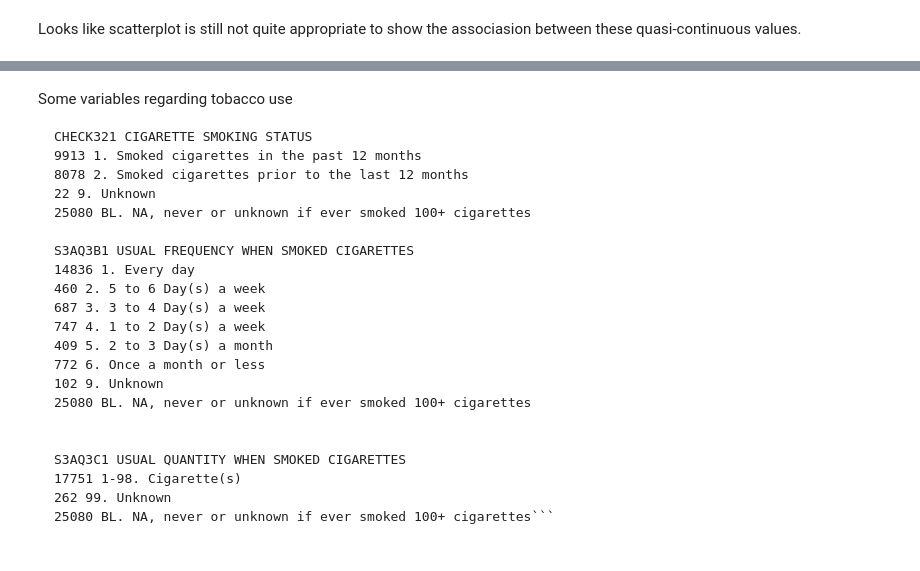
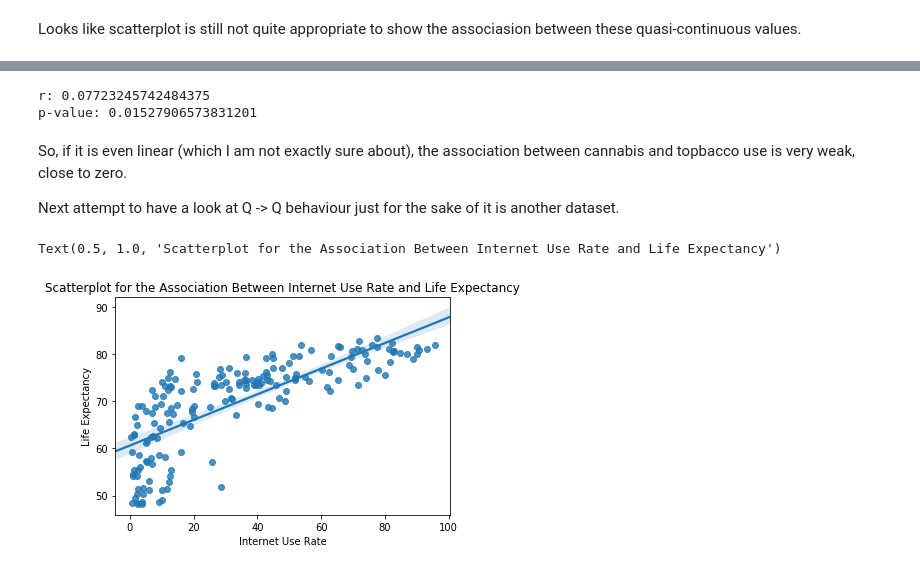
Before and after one commit to ansakoy/dai, a Jupyter notebook: dai2_dat/assignment3.ipynb, the cells around one changed output, grey strips where cells are left out. Saved outputs shown, nothing was run; the diff lists cells and outputs as text; code cells hidden in the pictures.

````diff
--- a/dai2_dat/assignment3.ipynb
+++ b/dai2_dat/assignment3.ipynb
@@ -132,24 +134,25 @@ cannabis_tobacco_subset2.plot.scatter(CIG_NUM_DAY, CANNABIS_USE_QUANT)  # Yet an
-# %% [markdown]
-Some variables regarding tobacco use
-```
-CHECK321 CIGARETTE SMOKING STATUS
-9913 1. Smoked cigarettes in the past 12 months
-8078 2. Smoked cigarettes prior to the last 12 months
-22 9. Unknown
-25080 BL. NA, never or unknown if ever smoked 100+ cigarettes
-
-S3AQ3B1 USUAL FREQUENCY WHEN SMOKED CIGARETTES
-14836 1. Every day
-460 2. 5 to 6 Day(s) a week
-687 3. 3 to 4 Day(s) a week
-747 4. 1 to 2 Day(s) a week
-409 5. 2 to 3 Day(s) a month
-772 6. Once a month or less
-102 9. Unknown
-25080 BL. NA, never or unknown if ever smoked 100+ cigarettes
-
-
-S3AQ3C1 USUAL QUANTITY WHEN SMOKED CIGARETTES
-17751 1-98. Cigarette(s)
-262 99. Unknown
-25080 BL. NA, never or unknown if ever smoked 100+ cigarettes```
+# %%
+r_value, p_value = stats.pearsonr(cannabis_tobacco_subset2[CIG_NUM_DAY], cannabis_tobacco_subset2[CANNABIS_USE_QUANT])
+print('r: {}\np-value: {}'.format(r_value, p_value))
+# %% [output]
+r: 0.07723245742484375
+p-value: 0.01527906573831201
+# %% [markdown]
+So, if it is even linear (which I am not exactly sure about), the association between cannabis and topbacco use is very weak, close to zero.
+
+Next attempt to have a look at Q -> Q behaviour just for the sake of it is another dataset.
+# %%
+GAPMINDER = r"C:\Users\USER\Documents\Courses\Coursera\dai\datasets\gapminder\gapminder.csv"
+
+# Load data
+data_gapminder = pd.read_csv(GAPMINDER, low_memory=False)
+data_gapminder['lifeexpectancy'] = pd.to_numeric(data_gapminder['lifeexpectancy'], errors='coerce')
+data_gapminder['internetuserate'] = pd.to_numeric(data_gapminder['internetuserate'], errors='coerce')
+no_na = data_gapminder[['lifeexpectancy', 'internetuserate']].dropna()
+scatplot_gapminder = seaborn.regplot(x='internetuserate', y='lifeexpectancy', fit_reg=True, data=no_na)
+plt.xlabel('Internet Use Rate')
+plt.ylabel('Life Expectancy')
+plt.title('Scatterplot for the Association Between Internet Use Rate and Life Expectancy')
+# %% [output]
+Text(0.5, 1.0, 'Scatterplot for the Association Between Internet Use Rate and Life Expectancy')
+[figure, added]
````
Also changed, not shown: parts of 7 cells of this notebook.
